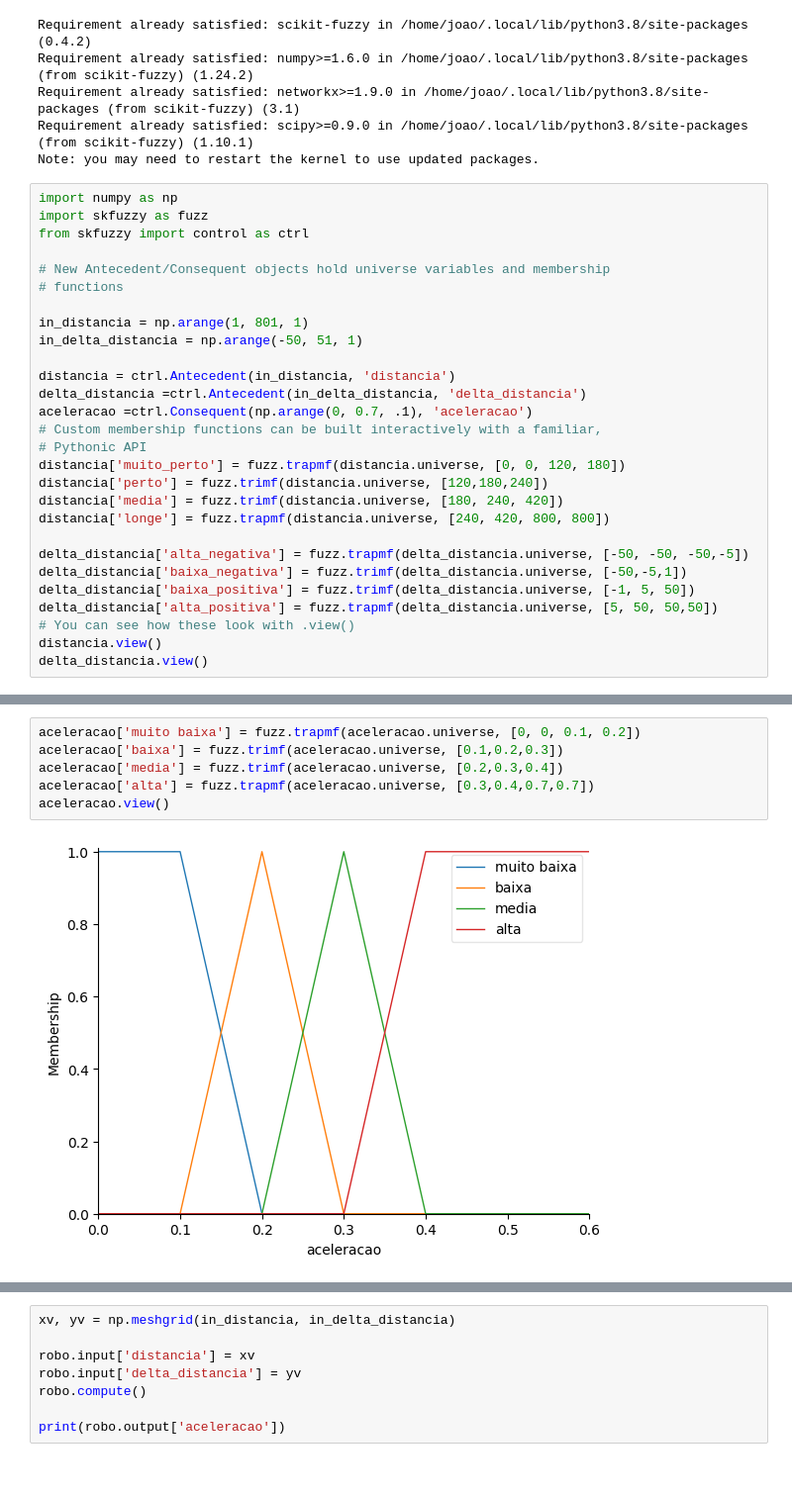
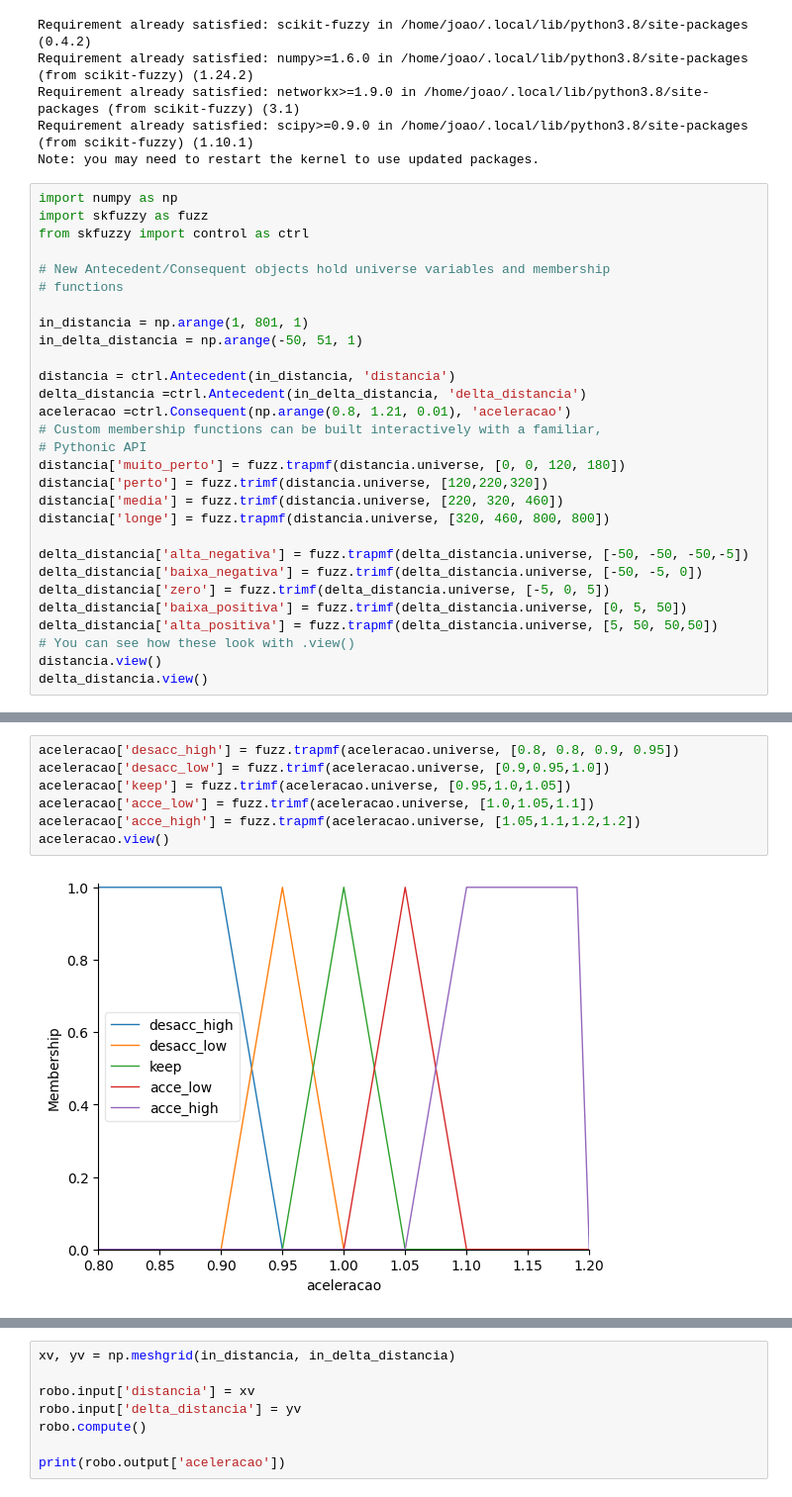
Before and after one commit to Joaohsd/vsss-fuzzylite, a Jupyter notebook: modified/MISO.ipynb, the cells around one changed output, grey strips where cells are left out. Shown at 99% size. Cells and saved outputs as stored; diff of their text form.

```diff
--- a/modified/MISO.ipynb
+++ b/modified/MISO.ipynb
@@ -19,17 +19,18 @@ in_delta_distancia = np.arange(-50, 51, 1)
 
 distancia = ctrl.Antecedent(in_distancia, 'distancia')
 delta_distancia =ctrl.Antecedent(in_delta_distancia, 'delta_distancia')
-aceleracao =ctrl.Consequent(np.arange(0, 0.7, .1), 'aceleracao')
+aceleracao =ctrl.Consequent(np.arange(0.8, 1.21, 0.01), 'aceleracao')
 # Custom membership functions can be built interactively with a familiar,
 # Pythonic API
 distancia['muito_perto'] = fuzz.trapmf(distancia.universe, [0, 0, 120, 180])
-distancia['perto'] = fuzz.trimf(distancia.universe, [120,180,240])
-distancia['media'] = fuzz.trimf(distancia.universe, [180, 240, 420])
-distancia['longe'] = fuzz.trapmf(distancia.universe, [240, 420, 800, 800])
+distancia['perto'] = fuzz.trimf(distancia.universe, [120,220,320])
+distancia['media'] = fuzz.trimf(distancia.universe, [220, 320, 460])
+distancia['longe'] = fuzz.trapmf(distancia.universe, [320, 460, 800, 800])
 
 delta_distancia['alta_negativa'] = fuzz.trapmf(delta_distancia.universe, [-50, -50, -50,-5])
-delta_distancia['baixa_negativa'] = fuzz.trimf(delta_distancia.universe, [-50,-5,1])
-delta_distancia['baixa_positiva'] = fuzz.trimf(delta_distancia.universe, [-1, 5, 50])
+delta_distancia['baixa_negativa'] = fuzz.trimf(delta_distancia.universe, [-50, -5, 0])
+delta_distancia['zero'] = fuzz.trimf(delta_distancia.universe, [-5, 0, 5])
+delta_distancia['baixa_positiva'] = fuzz.trimf(delta_distancia.universe, [0, 5, 50])
 delta_distancia['alta_positiva'] = fuzz.trapmf(delta_distancia.universe, [5, 50, 50,50])
 # You can see how these look with .view()
 distancia.view()
@@ -40,9 +41,10 @@ delta_distancia.view()
 # %%
-aceleracao['muito baixa'] = fuzz.trapmf(aceleracao.universe, [0, 0, 0.1, 0.2])
-aceleracao['baixa'] = fuzz.trimf(aceleracao.universe, [0.1,0.2,0.3])
-aceleracao['media'] = fuzz.trimf(aceleracao.universe, [0.2,0.3,0.4])
-aceleracao['alta'] = fuzz.trapmf(aceleracao.universe, [0.3,0.4,0.7,0.7])
+aceleracao['desacc_high'] = fuzz.trapmf(aceleracao.universe, [0.8, 0.8, 0.9, 0.95])
+aceleracao['desacc_low'] = fuzz.trimf(aceleracao.universe, [0.9,0.95,1.0])
+aceleracao['keep'] = fuzz.trimf(aceleracao.universe, [0.95,1.0,1.05])
+aceleracao['acce_low'] = fuzz.trimf(aceleracao.universe, [1.0,1.05,1.1])
+aceleracao['acce_high'] = fuzz.trapmf(aceleracao.universe, [1.05,1.1,1.2,1.2])
 aceleracao.view()
 # %% [output]
-[figure, old version]
+[figure, new version]
 # %%
```
Also changed, not shown: parts of 4 cells of this notebook.
